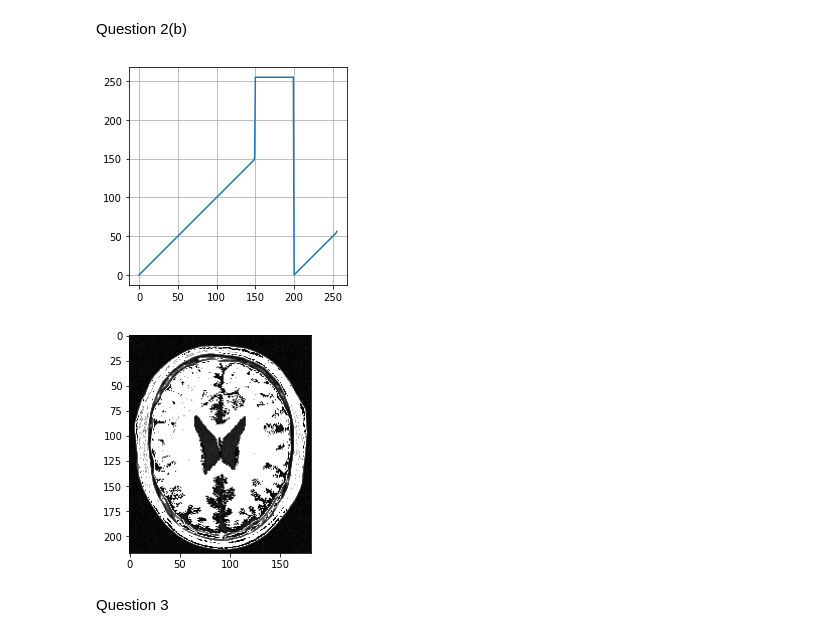
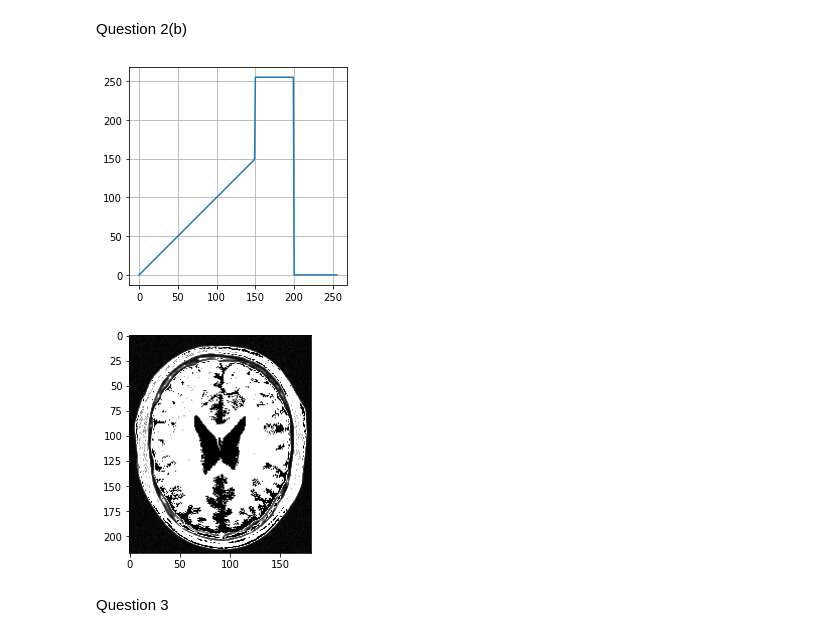
Before and after one commit to DilukshaRukmal/Computer_vision, a Jupyter notebook: Assignment 1/190531L.ipynb, the cells around one changed output. Cells and saved outputs as stored; diff of their text form; code cells hidden in the pictures.

```diff
--- a/Assignment 1/190531L.ipynb
+++ b/Assignment 1/190531L.ipynb
@@ -54,22 +54,22 @@ Question 2(b)
 # %%
 img = cv.imread(r'D:\Image processing module\Assignment 1\brain_proton_density_slice.png',cv.IMREAD_COLOR)
 assert img is not None
 
 t1 = np.linspace(0,150,150)
 t2 = np.linspace(255,255,50)
-t3 = np.linspace(0,56,56)
+t3 = np.linspace(0,0,56)
 t = np.concatenate((t1,t2,t3),axis= 0).astype(np.uint8)
 fig,ax = plt.subplots()
 ax.grid()
 plt.plot(t)
 ax.set_aspect('equal')
 assert len(t) == 256
 t_img = cv.LUT(img,t)
 fig,ax = plt.subplots()
 ax.imshow(t_img)
 plt.show()
 # %% [output]
-[figure, old version]
+[figure, new version]
 [figure]
 # %% [markdown]
 Question 3
```
Also changed, not shown: parts of 6 cells of this notebook.
